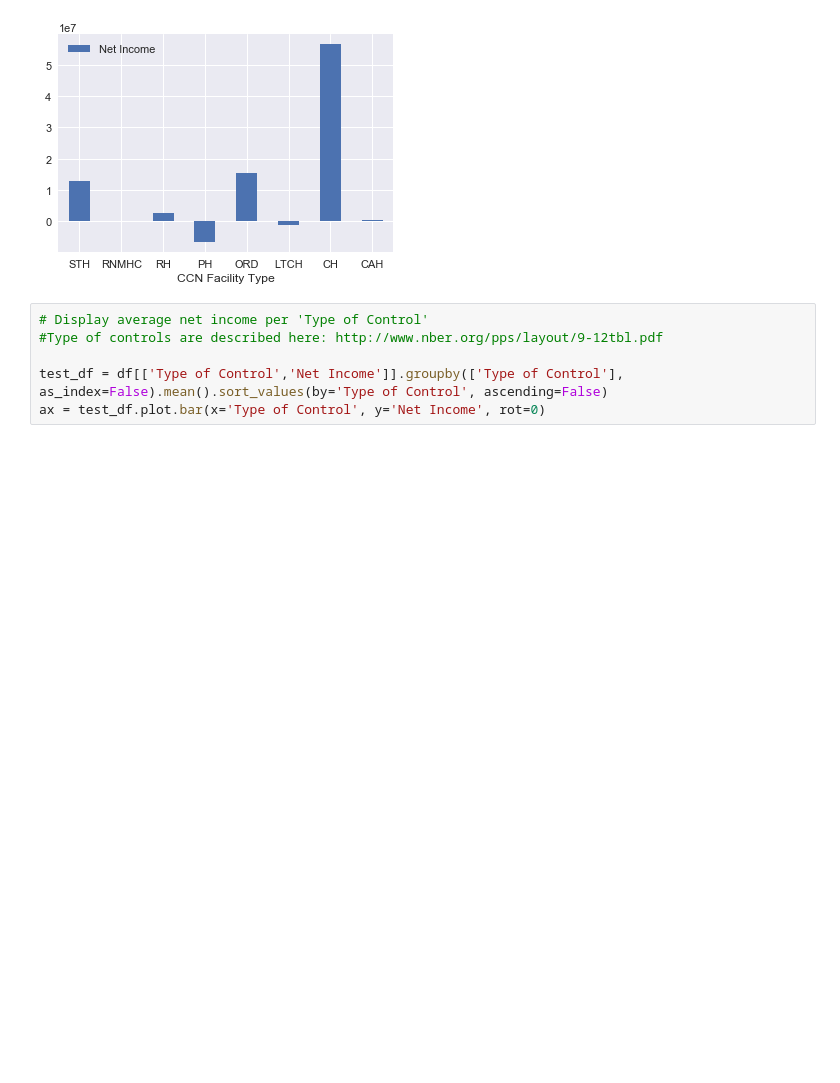
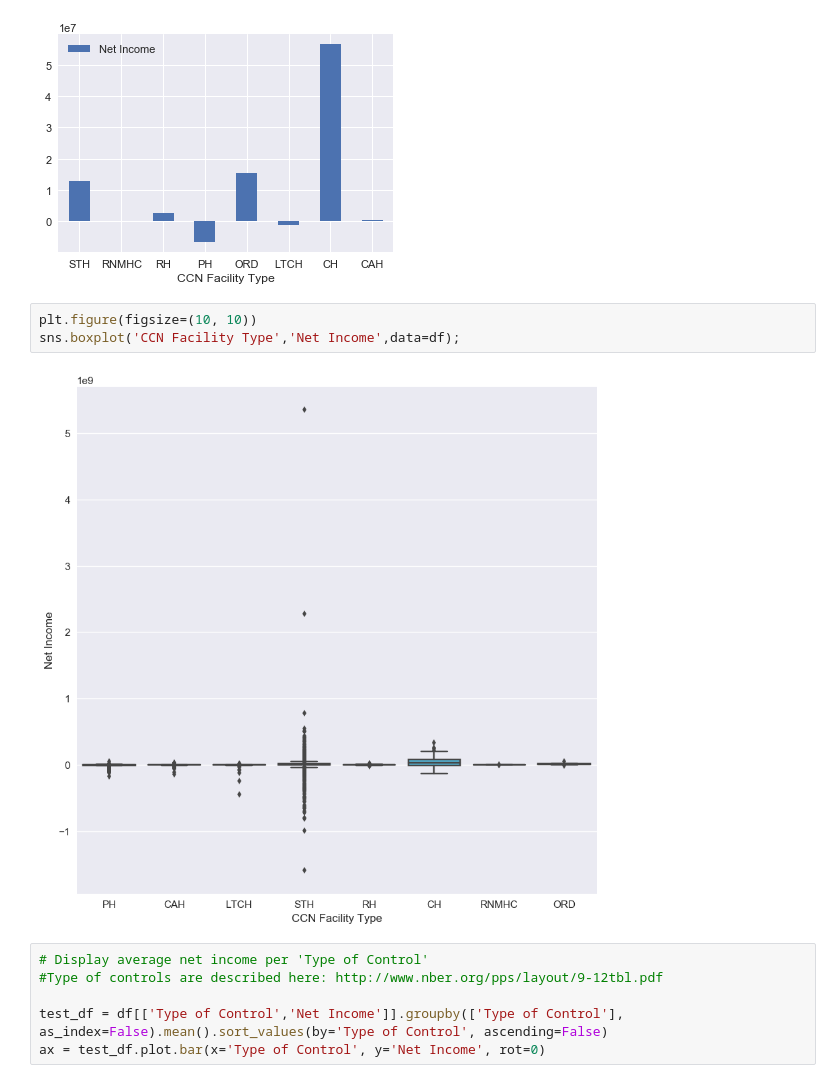
Before and after one commit to anaidpm/dizme, a Jupyter notebook: hospital_costs.ipynb, the cells around one changed output. Saved outputs shown, nothing was run; the diff lists cells and outputs as text; blank space fills up the shorter version.

```diff
--- a/hospital_costs.ipynb
+++ b/hospital_costs.ipynb
@@ -233,6 +238,11 @@ as_index=False).mean().sort_values(by='CCN Facility Type', ascending=False)
 ax = net_ncome_vs_fac_type_df.plot.bar(x='CCN Facility Type', y='Net Income', rot=0)
 # %% [output]
 [figure]
+# %%
+plt.figure(figsize=(10, 10))
+sns.boxplot('CCN Facility Type','Net Income',data=df);
+# %% [output]
+[figure, added]
 # %%
 # Display average net income per 'Type of Control'
 #Type of controls are described here: http://www.nber.org/pps/layout/9-12tbl.pdf
```
Also changed, not shown: parts of 5 cells of this notebook.
